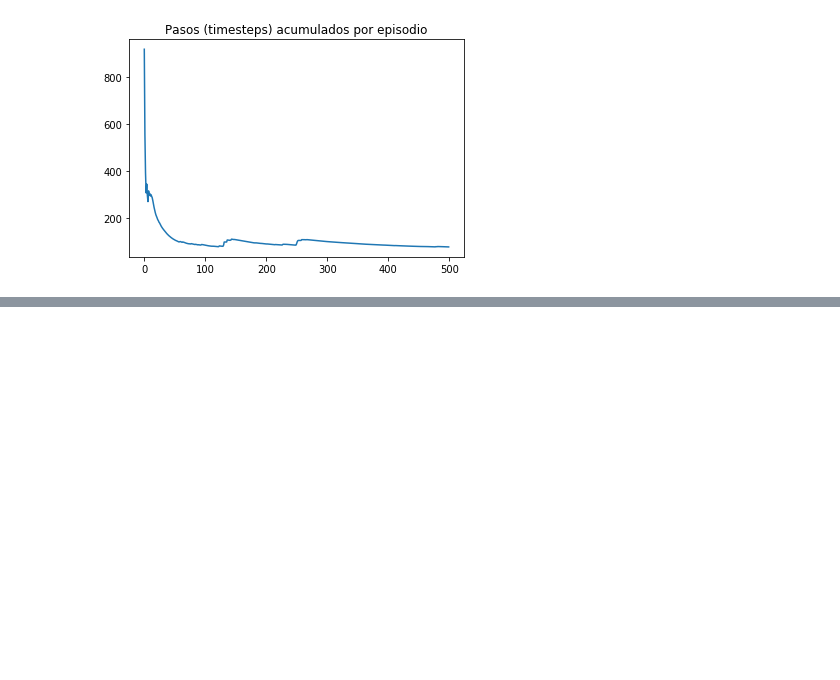
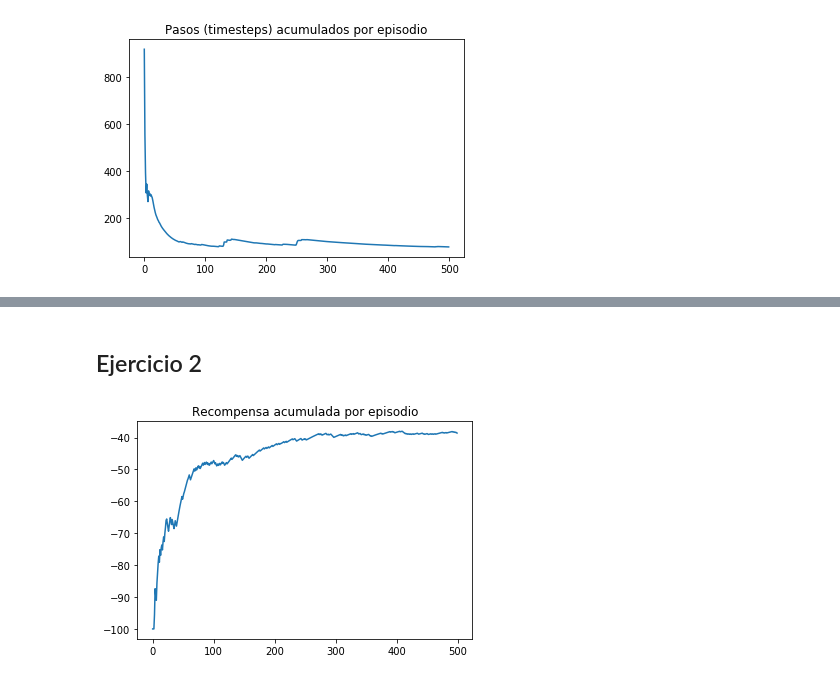
Before and after one commit to git-lu/RL, a Jupyter notebook: lab_1_intro_rl.ipynb, the cells around one changed output, grey strips where cells are left out. Cells and saved outputs as stored; diff of their text form; code cells hidden in the pictures; blank space fills up the shorter version.

Commit message:
Q-Learning algorithm implementation

```diff
--- a/lab_1_intro_rl.ipynb
+++ b/lab_1_intro_rl.ipynb
@@ -357,0 +354,14 @@ draw_value_matrix(q)
+# %% [markdown]
+## Ejercicio 2
+# %%
+def learn(state, action, reward, next_state, next_action):
+    """
+    Performs a SARSA update for a given state transition
+    """
+    predict = q.get((state, action),0.0)
+    q_values = [q.get((next_state, a), 0.0) for a in actions]
+    max_q = max(q_values)
+    target = reward + gamma * max_q #La politica optima de la tabla q para esa accion
+    q[(state,action)] = predict + alpha * (target-predict)
+
+    pass
@@ -357,0 +427,6 @@ draw_value_matrix(q)
+# %%
+avg_steps_per_episode, timesteps_ep, reward_ep = run()
+# %%
+plot_reward_per_episode(reward_ep)
+# %% [output]
+[figure, added]
```
Also changed, not shown: parts of 12 cells of this notebook.
